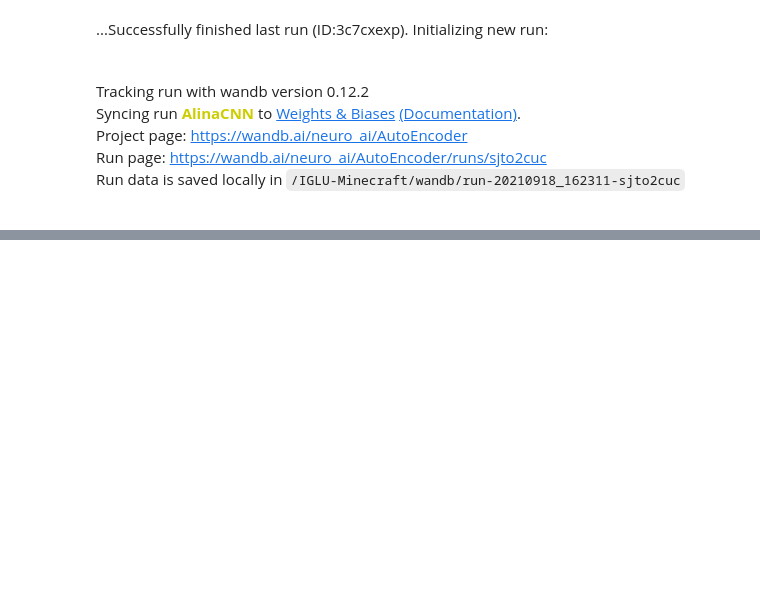
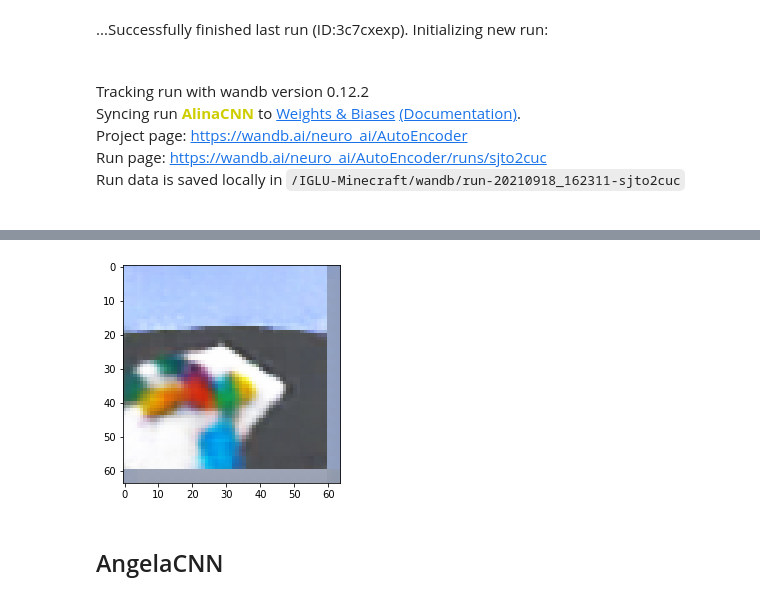
Before and after one commit to LinarAbdrazakov/IGLU-Minecraft, a Jupyter notebook: Visual Autoencoder Training (IGLU).ipynb, the cells around one changed output, grey strips where cells are left out. Saved outputs shown, nothing was run; the diff lists cells and outputs as text; code cells hidden in the pictures; blank space fills up the shorter version.

```diff
--- a/Visual Autoencoder Training (IGLU).ipynb
+++ b/Visual Autoencoder Training (IGLU).ipynb
@@ -356,0 +639,6 @@ torch.save(model.decoder.state_dict(), 'models/AlinaCNN/decoder_weigths.pth')
+# %%
+plot_tensor(model(tensor_image[None,:]).detach()[0])
+# %% [output]
+[figure, added]
+# %% [markdown]
+## AngelaCNN
```
Also changed, not shown: parts of 12 cells of this notebook, 7 other files.
